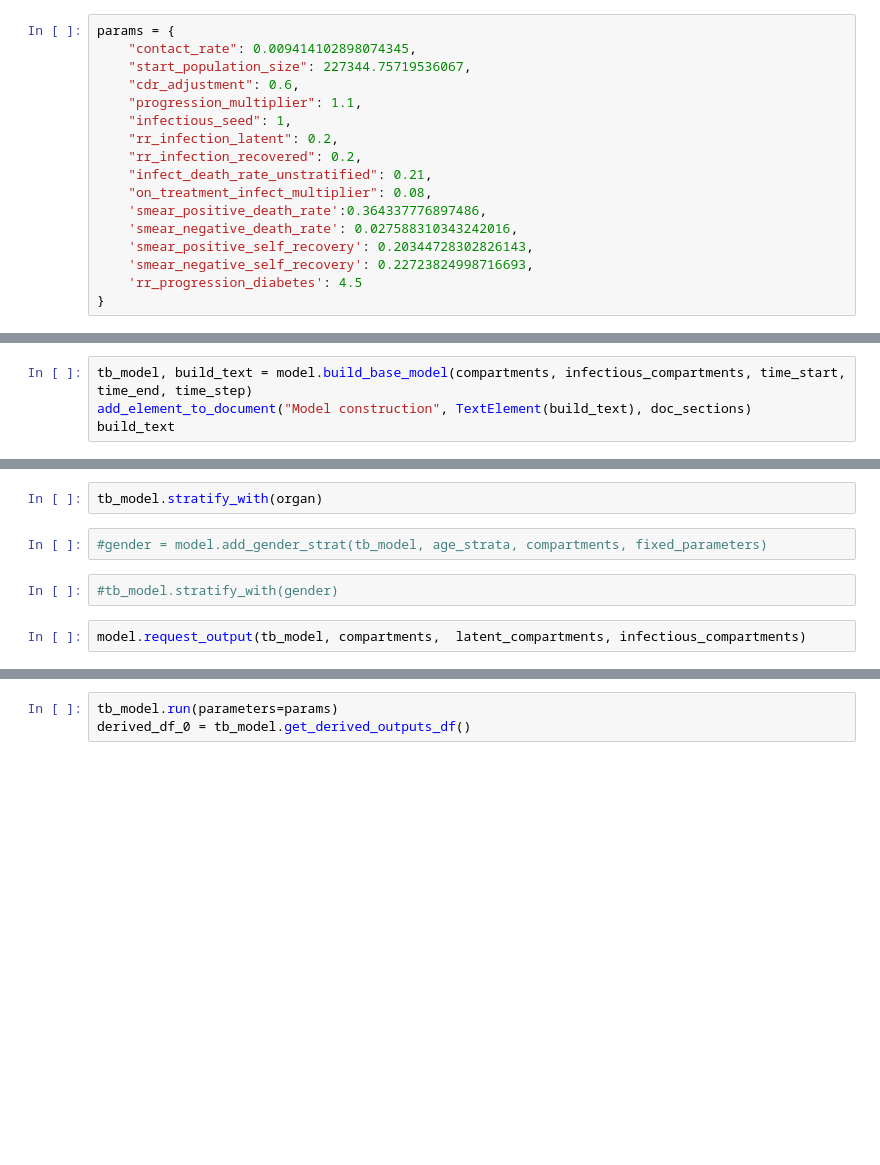
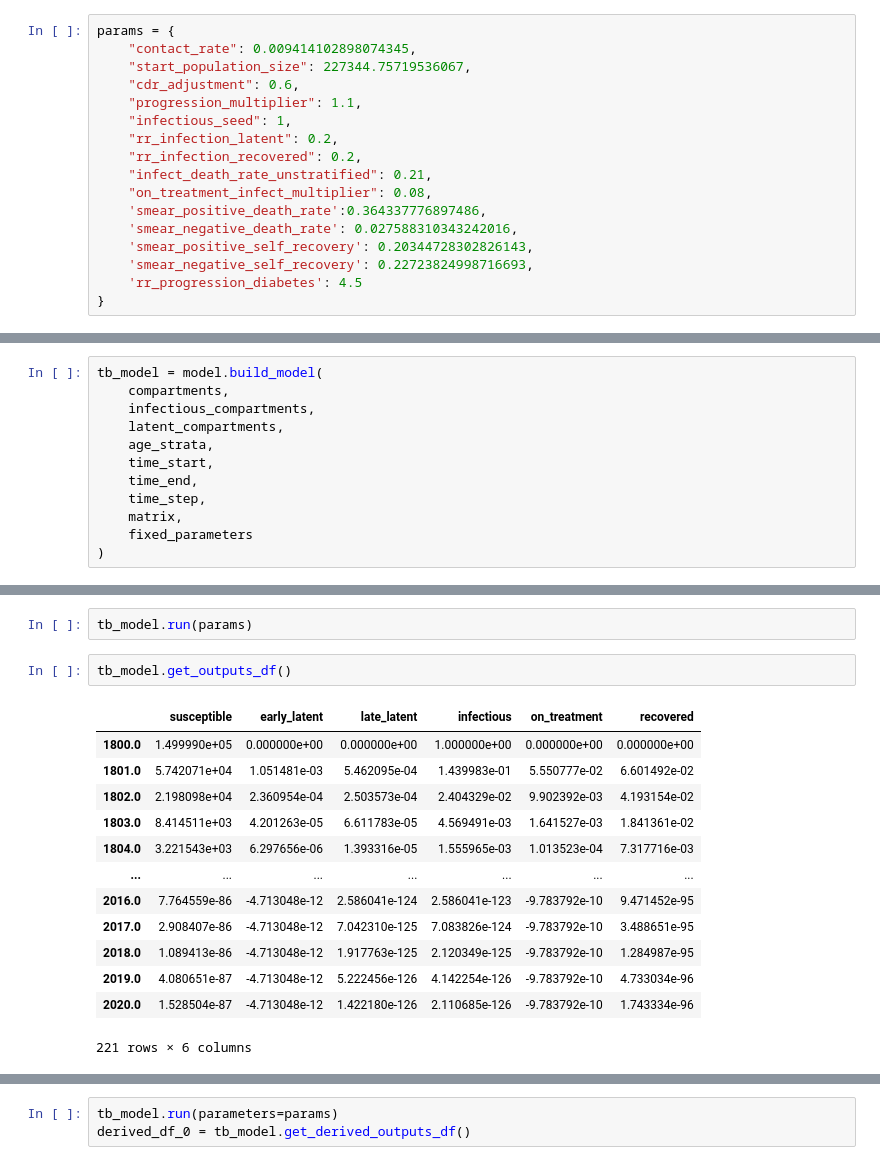
Before and after one commit to vlbui/tbdynamics, a Jupyter notebook: model_run.ipynb, the cells around one changed output, grey strips where cells are left out. Saved outputs shown, nothing was run; the diff lists cells and outputs as text; blank space fills up the shorter version.

```diff
--- a/model_run.ipynb
+++ b/model_run.ipynb
@@ -80,4 +73,12 @@ params = {
 # %%
-tb_model, build_text = model.build_base_model(compartments, infectious_compartments, time_start, time_end, time_step)
-add_element_to_document("Model construction", TextElement(build_text), doc_sections)
-build_text
+tb_model = model.build_model(
+    compartments,
+    infectious_compartments,
+    latent_compartments,
+    age_strata,
+    time_start,
+    time_end,
+    time_step,
+    matrix,
+    fixed_parameters
+)
@@ -167,11 +85,21 @@ add_element_to_document("Model construction", TextElement(organ_text), doc_secti
-# %%
-tb_model.stratify_with(organ)
-# %%
-#gender = model.add_gender_strat(tb_model, age_strata, compartments, fixed_parameters)
-# %%
-#tb_model.stratify_with(gender)
-# %%
-model.request_output(tb_model, compartments,  latent_compartments, infectious_compartments)
+# %%
+tb_model.run(params)
+# %%
+tb_model.get_outputs_df()
+# %% [output]
+|  | susceptible | early_latent | late_latent | infectious | on_treatment | recovered |
+| 1800.0 | 1.499990e+05 | 0.000000e+00 | 0.000000e+00 | 1.000000e+00 | 0.000000e+00 | 0.000000e+00 |
+| 1801.0 | 5.742071e+04 | 1.051481e-03 | 5.462095e-04 | 1.439983e-01 | 5.550777e-02 | 6.601492e-02 |
+| 1802.0 | 2.198098e+04 | 2.360954e-04 | 2.503573e-04 | 2.404329e-02 | 9.902392e-03 | 4.193154e-02 |
+| 1803.0 | 8.414511e+03 | 4.201263e-05 | 6.611783e-05 | 4.569491e-03 | 1.641527e-03 | 1.841361e-02 |
+| 1804.0 | 3.221543e+03 | 6.297656e-06 | 1.393316e-05 | 1.555965e-03 | 1.013523e-04 | 7.317716e-03 |
+| ... | ... | ... | ... | ... | ... | ... |
+| 2016.0 | 7.764559e-86 | -4.713048e-12 | 2.586041e-124 | 2.586041e-123 | -9.783792e-10 | 9.471452e-95 |
+| 2017.0 | 2.908407e-86 | -4.713048e-12 | 7.042310e-125 | 7.083826e-124 | -9.783792e-10 | 3.488651e-95 |
+| 2018.0 | 1.089413e-86 | -4.713048e-12 | 1.917763e-125 | 2.120349e-125 | -9.783792e-10 | 1.284987e-95 |
+| 2019.0 | 4.080651e-87 | -4.713048e-12 | 5.222456e-126 | 4.142254e-126 | -9.783792e-10 | 4.733034e-96 |
+| 2020.0 | 1.528504e-87 | -4.713048e-12 | 1.422180e-126 | 2.110685e-126 | -9.783792e-10 | 1.743334e-96 |
+221 rows × 6 columns
 # %%
 priors = [
     esp.UniformPrior("start_population_size", (150000, 300000)),
```
Also changed, not shown: parts of 21 cells of this notebook, 1 other file.
